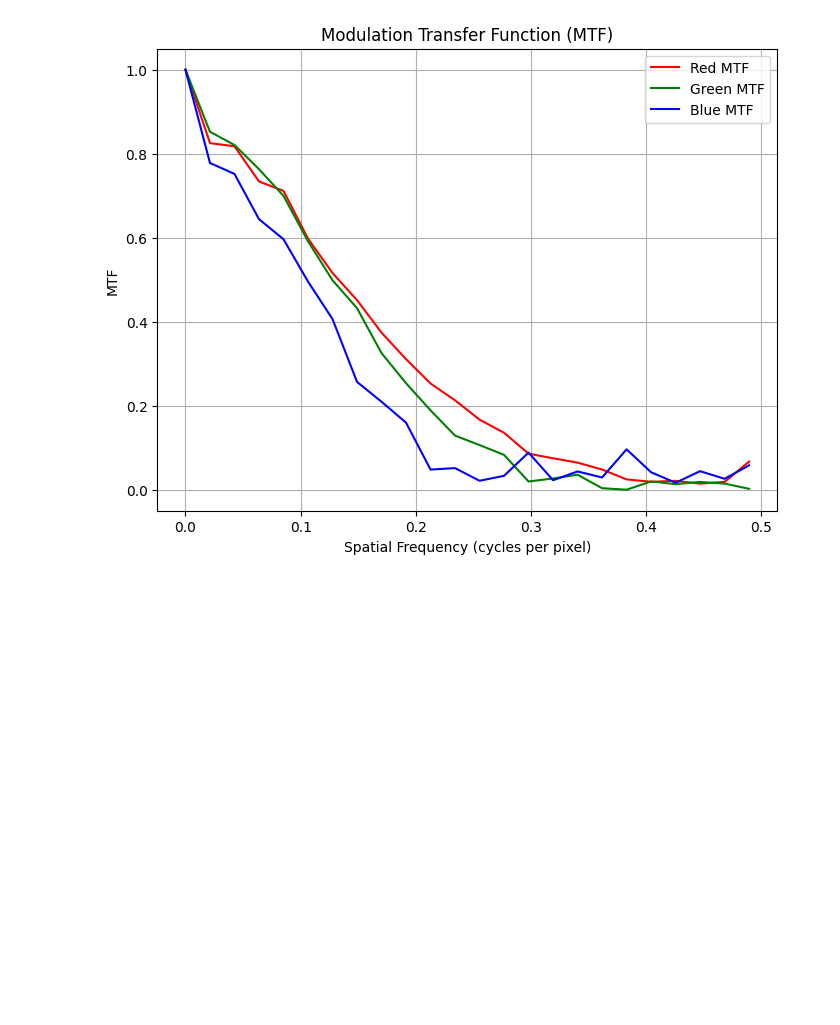
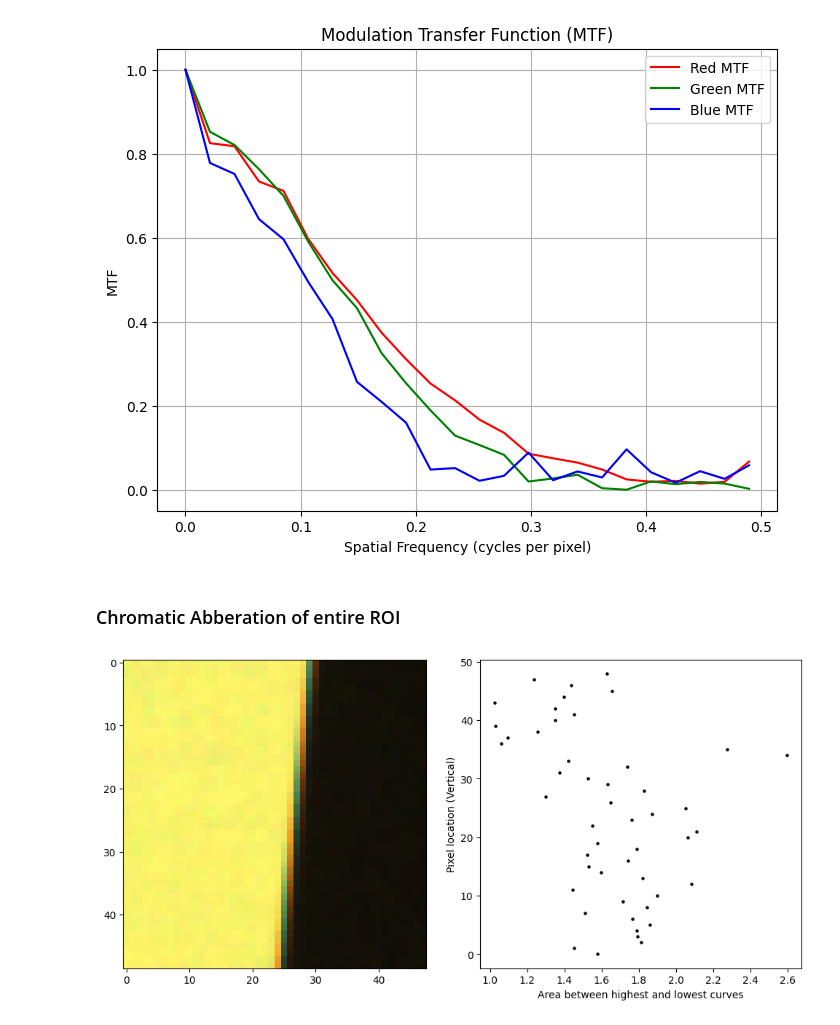
Before and after one commit to kennethmleo/Physics301-Optical-Payload-Characterization, a Jupyter notebook: Activity 06 - Abberation Measurement/Activity_06_Chromatic Abberation.ipynb, the cells around one changed output. Drawn from its saved outputs; the diff is of its cells as text; code cells hidden in the pictures; blank space fills up the shorter version.

```diff
--- a/Activity 06 - Abberation Measurement/Activity_06_Chromatic Abberation.ipynb
+++ b/Activity 06 - Abberation Measurement/Activity_06_Chromatic Abberation.ipynb
@@ -155,4 +142,32 @@ plt.grid(True)
 plt.show()
 # %% [output]
 [figure]
+# %% [markdown]
+### Chromatic Abberation of entire ROI
+# %%
+area_v = []
+
+for i in range(len(ROI_R)):
+    ROI_SFR_R = ROI_R[i]
+    ROI_SFR_G = ROI_G[i]
+    ROI_SFR_B = ROI_B[i]
+
+    x, r_norm, g_norm, b_norm = normalize_smooth_signal(ROI_SFR_R, ROI_SFR_G, ROI_SFR_B)
+    which, area = compute_area_between_curves(r_norm, g_norm, b_norm)
+    area_v.append(area)
+
+
+fig, (ax1, ax2) = plt.subplots(1, 2, figsize=(10, 5))
+ax1.imshow(ROI)
+ax2.scatter(area_v, np.arange(0,len(ROI_R)), s = 5, color = 'black')
+
+# Set same height for both subplots
+#ax1.set_aspect('auto')
+ax2.set_aspect('auto')
+ax2.set_ylabel('Pixel location (Vertical)')
+ax2.set_xlabel('Area between highest and lowest curves')
+plt.tight_layout()
+plt.show()
+# %% [output]
+[figure, added]
 # %%
```
Also changed, not shown: parts of 10 cells of this notebook.
